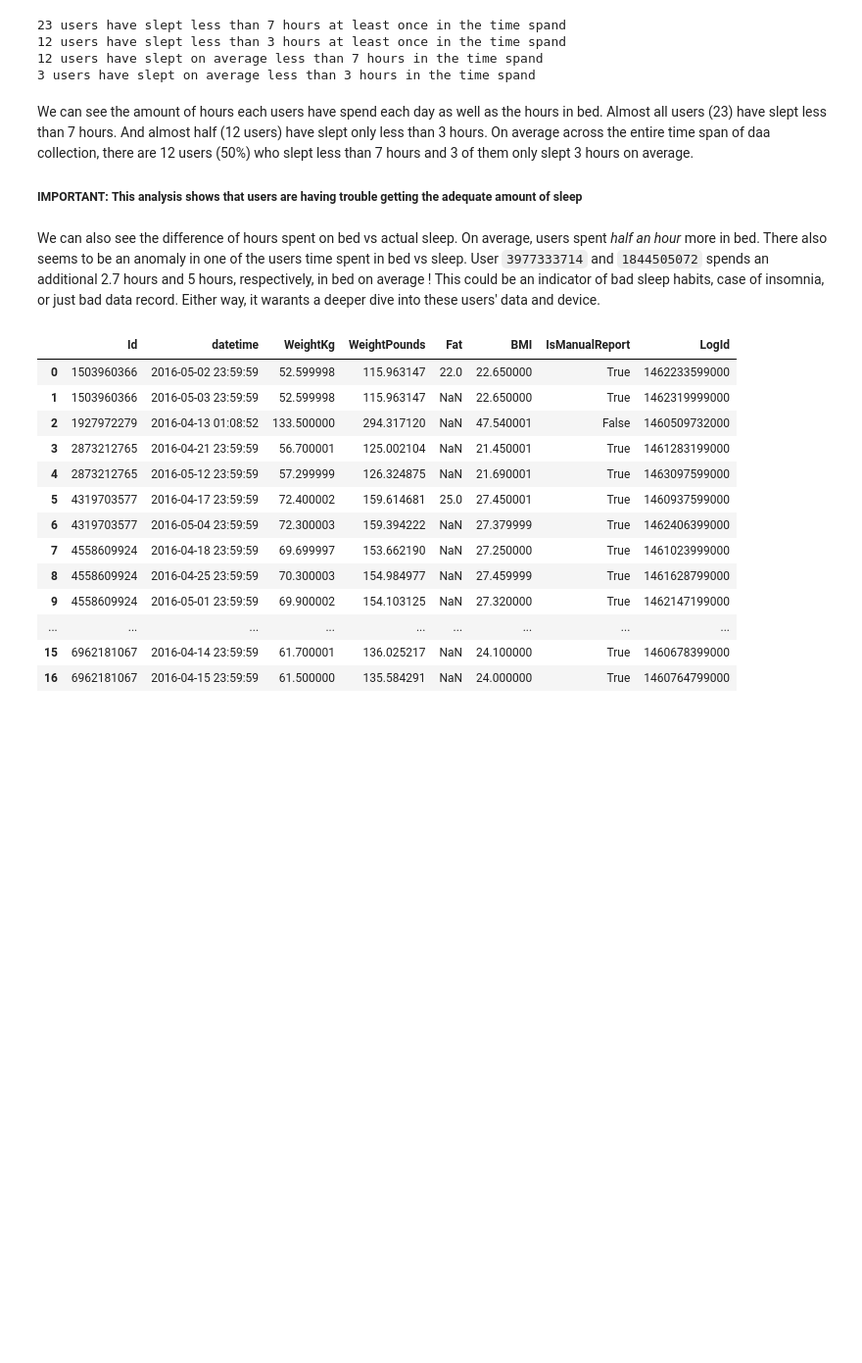
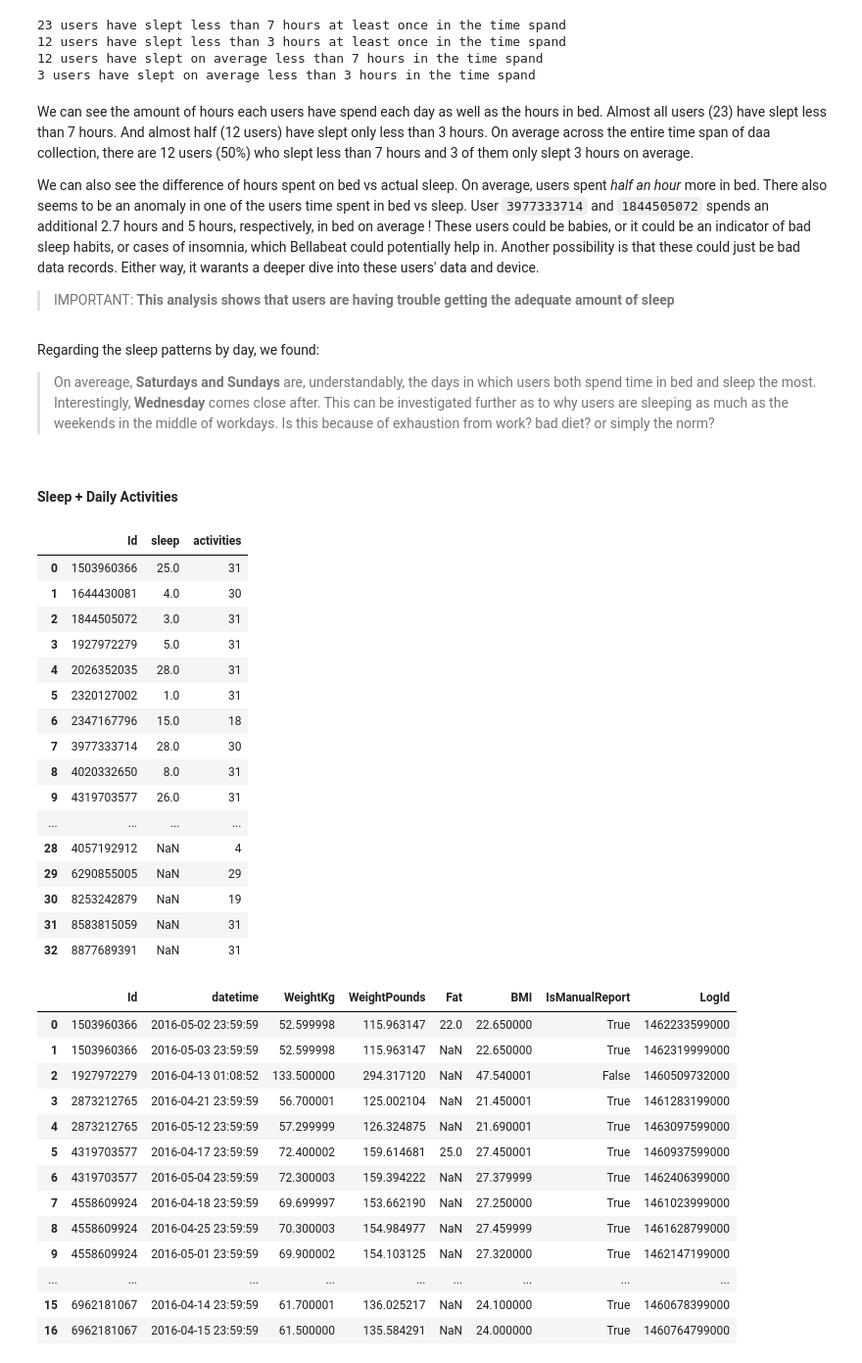
Before and after one commit to mrakelinggar/Google-Data-Analytics-Capstone---Bellabeat, a Jupyter notebook: 1 - Data Checker.ipynb, the cells around one changed output. Shown at 98% size. Drawn from its saved outputs; the diff is of its cells as text; code cells hidden in the pictures; blank space fills up the shorter version.

```diff
--- a/1 - Data Checker.ipynb
+++ b/1 - Data Checker.ipynb
@@ -677,0 +692,2 @@ weightLogInfo_merged.rename(columns={'Date':'datetime'}, inplace=True)
+# %%
+sleepDay_merged = sleepDay_merged.drop_duplicates()
@@ -1073,6 +1259,6 @@ print("{} users have slept on average less than 3 hours in the time spand".forma
 # %% [markdown]
 We can see the amount of hours each users have spend each day as well as the hours in bed. Almost all users (23) have slept less than 7 hours. And almost half (12 users) have slept only less than 3 hours. On average across the entire time span of daa collection, there are 12 users (50%) who slept less than 7 hours and 3 of them only slept 3 hours on average.
 
-##### IMPORTANT: **This analysis shows that users are having trouble getting the adequate amount of sleep**
+We can also see the difference of hours spent on bed vs actual sleep. On average, users spent *half an hour* more in bed. There also seems to be an anomaly in one of the users time spent in bed vs sleep. User `3977333714` and `1844505072` spends an additional 2.7 hours and 5 hours, respectively, in bed on average ! These users could be babies, or it could be an indicator of bad sleep habits, or cases of insomnia, which Bellabeat could potentially help in. Another possibility is that these could just be bad data records. Either way, it warants a deeper dive into these users' data and device.
+
+> IMPORTANT: **This analysis shows that users are having trouble getting the adequate amount of sleep**
-# %% [markdown]
-We can also see the difference of hours spent on bed vs actual sleep. On average, users spent *half an hour* more in bed. There also seems to be an anomaly in one of the users time spent in bed vs sleep. User `3977333714` and `1844505072` spends an additional 2.7 hours and 5 hours, respectively, in bed on average ! This could be an indicator of bad sleep habits, case of insomnia, or just bad data record. Either way, it warants a deeper dive into these users' data and device.
@@ -1079,3 +1273,34 @@ We can also see the difference of hours spent on bed vs actual sleep. On average
+# %% [markdown]
+Regarding the sleep patterns by day, we found:
+
+> On avereage, **Saturdays and Sundays** are, understandably, the days in which users both spend time in bed and sleep the most. Interestingly, **Wednesday** comes close after. This can be investigated further as to why users are sleeping as much as the weekends in the middle of workdays. Is this because of exhaustion from work? bad diet? or simply the norm?
+# %% [markdown]
+#### Sleep + Daily Activities
+# %%
+user_sleep = sleepDay_merged.groupby('Id').datetime.nunique().reset_index()
+user_activities = dailyActivity_merged.groupby('Id').date.nunique().reset_index()
+
+user_combined = user_sleep.merge(user_activities, on='Id', how='outer')
+user_combined.columns = ['Id', 'sleep', 'activities']
+user_combined
+# %% [output]
+|  | Id | sleep | activities |
+| 0 | 1503960366 | 25.0 | 31 |
+| 1 | 1644430081 | 4.0 | 30 |
+| 2 | 1844505072 | 3.0 | 31 |
+| 3 | 1927972279 | 5.0 | 31 |
+| 4 | 2026352035 | 28.0 | 31 |
+| 5 | 2320127002 | 1.0 | 31 |
+| 6 | 2347167796 | 15.0 | 18 |
+| 7 | 3977333714 | 28.0 | 30 |
+| 8 | 4020332650 | 8.0 | 31 |
+| 9 | 4319703577 | 26.0 | 31 |
+| ... | ... | ... | ... |
+| 28 | 4057192912 | NaN | 4 |
+| 29 | 6290855005 | NaN | 29 |
+| 30 | 8253242879 | NaN | 19 |
+| 31 | 8583815059 | NaN | 31 |
+| 32 | 8877689391 | NaN | 31 |
 # %%
 weightLogInfo_merged.head(20)
 # %% [output]
```
Also changed, not shown: parts of 28 cells of this notebook, 2 other files.
